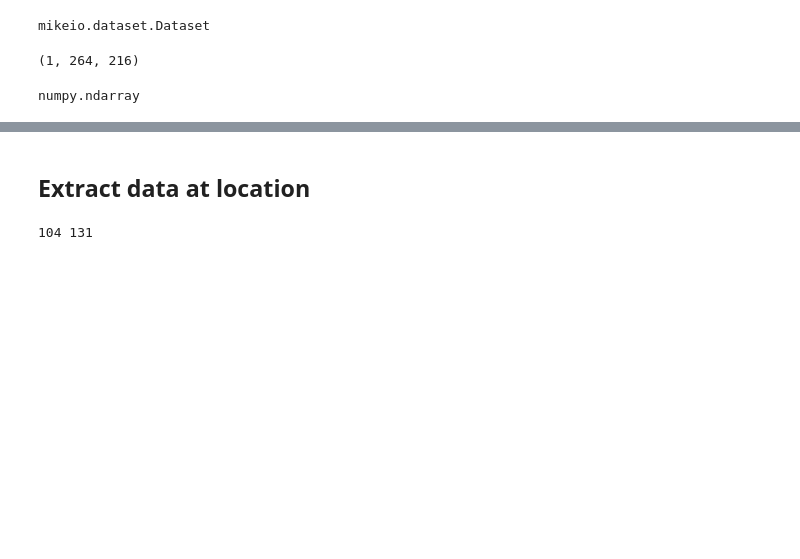
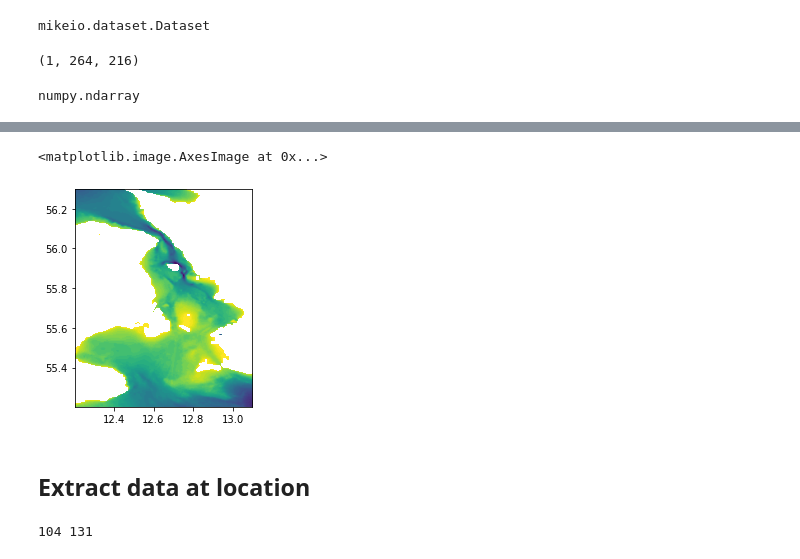
Before and after one commit to DHI/getting-started-with-mikeio, a Jupyter notebook: _sources/dfs2.ipynb, the cells around one changed output, grey strips where cells are left out. Cells and saved outputs as stored; diff of their text form; code cells hidden in the pictures; blank space fills up the shorter version.

```diff
--- a/_sources/dfs2.ipynb
+++ b/_sources/dfs2.ipynb
@@ -55,0 +83,3 @@ plt.colorbar()
+# %%
+lats = [dfs.latitude + dfs.dy*i  for i in range(ny)]
+lons = [dfs.longitude + dfs.dx*i  for i in range(nx)]
@@ -56,3 +94,8 @@ plt.colorbar()
+# %%
+plt.imshow(elevation[0], extent=(lons[0], lons[-1], lats[0], lats[-1]))
+# %% [output]
+<matplotlib.image.AxesImage at 0x...>
+[figure, added]
 # %% [markdown]
 ## Extract data at location
 # %%
```
Also changed, not shown: parts of 21 cells of this notebook, 16 other files.
